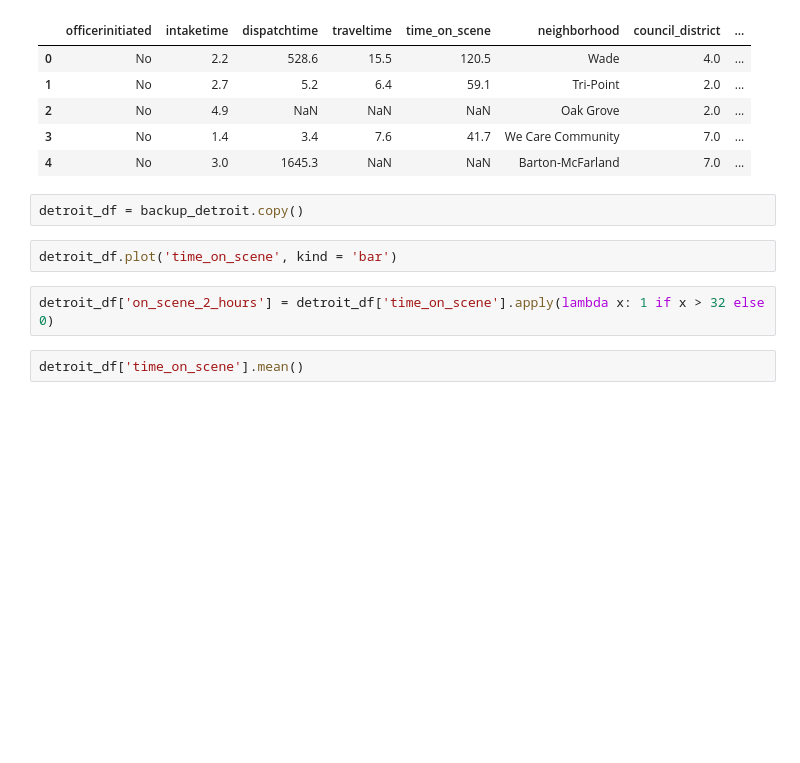
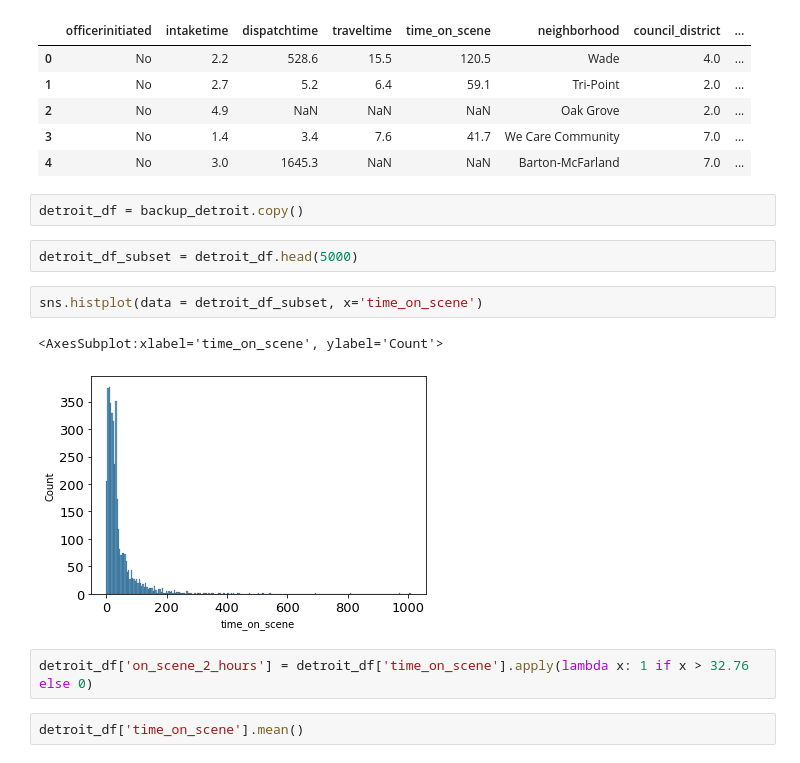
Before and after one commit to jedc4xer/model_assessment, a Jupyter notebook: seriously_slimmed_911.ipynb, the cells around one changed output. Drawn from its saved outputs; the diff is of its cells as text; blank space fills up the shorter version.

```diff
--- a/seriously_slimmed_911.ipynb
+++ b/seriously_slimmed_911.ipynb
@@ -162,10 +165,15 @@ backup_detroit.head()
 | 4 | No | 3.0 | 1645.3 | NaN | NaN | Barton-McFarland | 7.0 | ... |
 # %%
 detroit_df = backup_detroit.copy()
+# %%
+detroit_df_subset = detroit_df.head(5000)
 # %%
-detroit_df.plot('time_on_scene', kind = 'bar')
+sns.histplot(data = detroit_df_subset, x='time_on_scene')
+# %% [output]
+<AxesSubplot:xlabel='time_on_scene', ylabel='Count'>
+[figure, added]
 # %%
-detroit_df['on_scene_2_hours'] = detroit_df['time_on_scene'].apply(lambda x: 1 if x > 32 else 0)
+detroit_df['on_scene_2_hours'] = detroit_df['time_on_scene'].apply(lambda x: 1 if x > 32.76 else 0)
 # %%
 detroit_df['time_on_scene'].mean()
 # %% [output]
```
Also changed, not shown: parts of 8 cells of this notebook.
